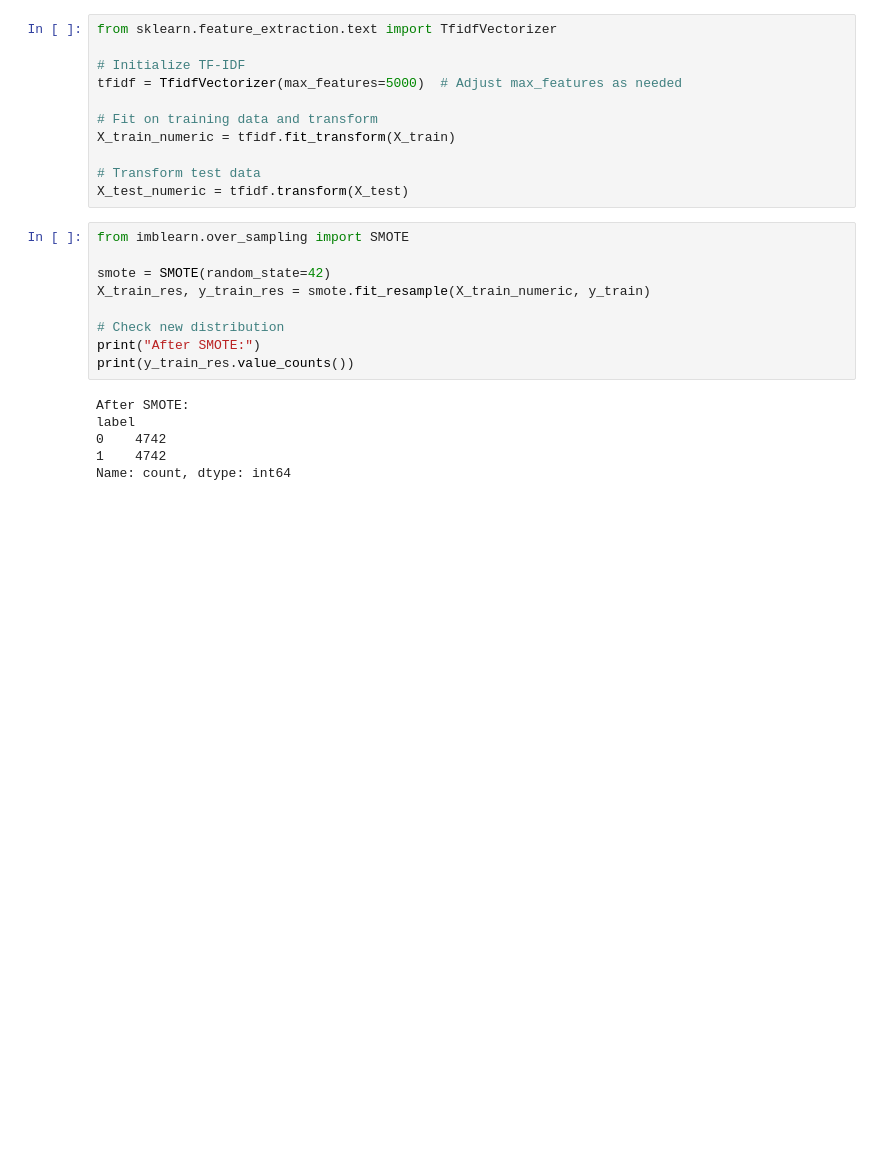
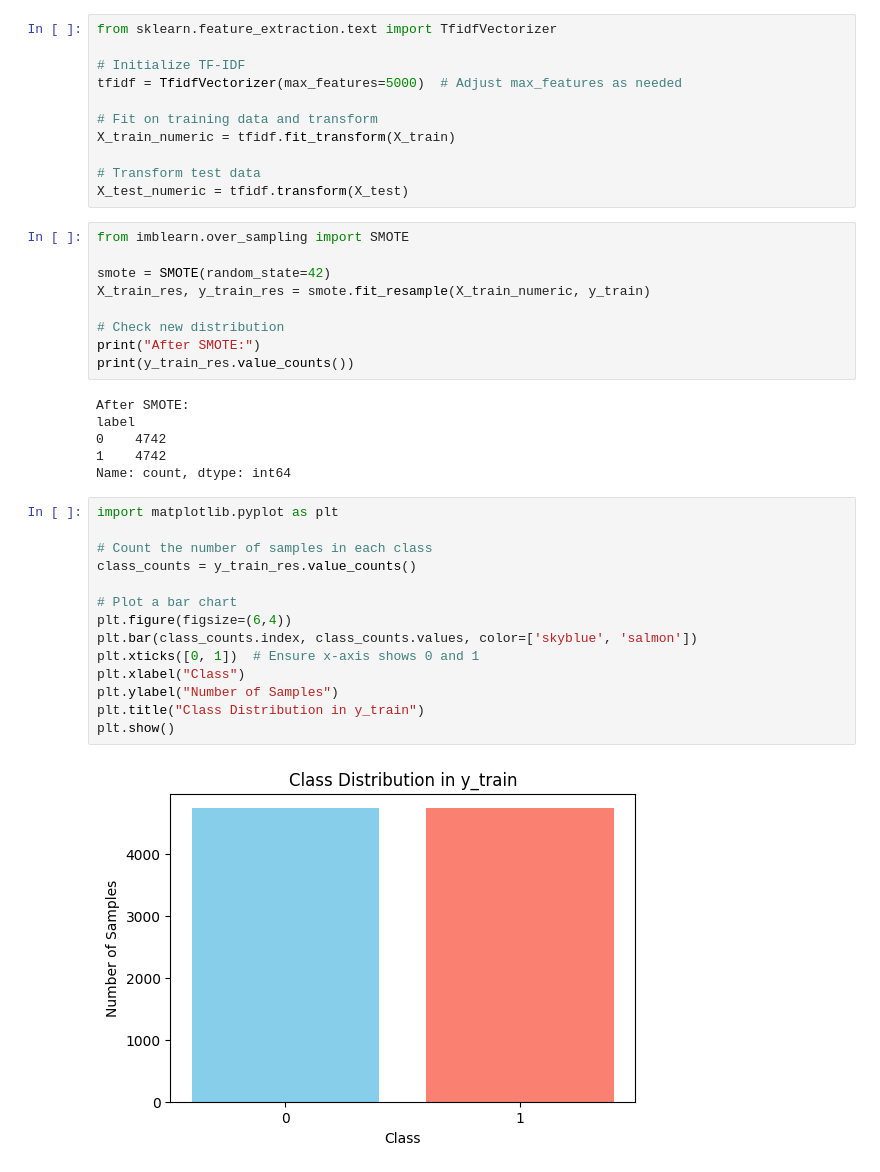
Before and after one commit to Bhanuka10/Text-Preprocessing-, a Jupyter notebook: model/Untitled.ipynb, the cells around one changed output. Cells and saved outputs as stored; diff of their text form; blank space fills up the shorter version.

```diff
--- a/model/Untitled.ipynb
+++ b/model/Untitled.ipynb
@@ -401,3 +401,19 @@ label
 0    4742
 1    4742
 Name: count, dtype: int64
+# %%
+import matplotlib.pyplot as plt
+
+# Count the number of samples in each class
+class_counts = y_train_res.value_counts()
+
+# Plot a bar chart
+plt.figure(figsize=(6,4))
+plt.bar(class_counts.index, class_counts.values, color=['skyblue', 'salmon'])
+plt.xticks([0, 1])  # Ensure x-axis shows 0 and 1
+plt.xlabel("Class")
+plt.ylabel("Number of Samples")
+plt.title("Class Distribution in y_train")
+plt.show()
+# %% [output]
+[figure, added]
```
